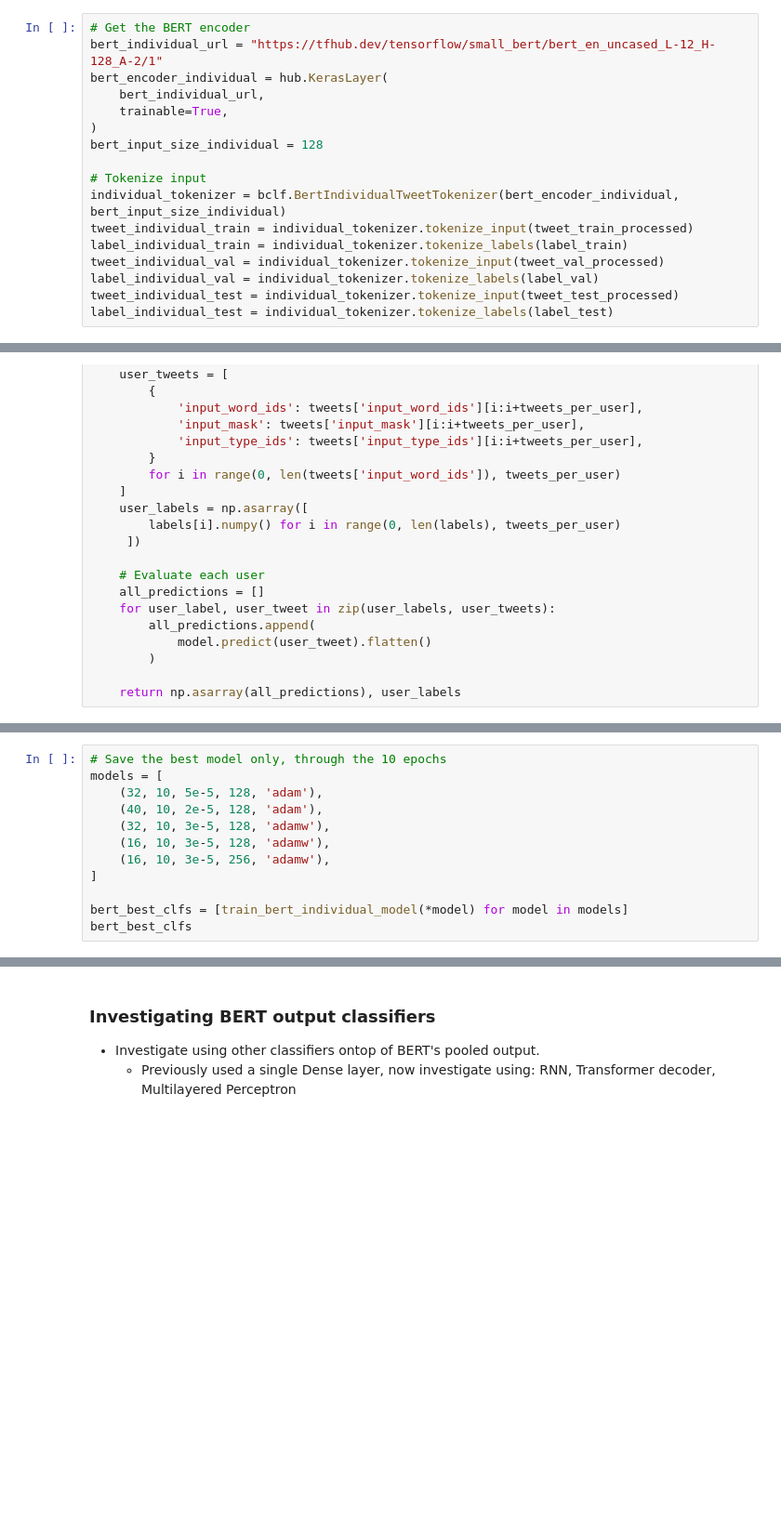
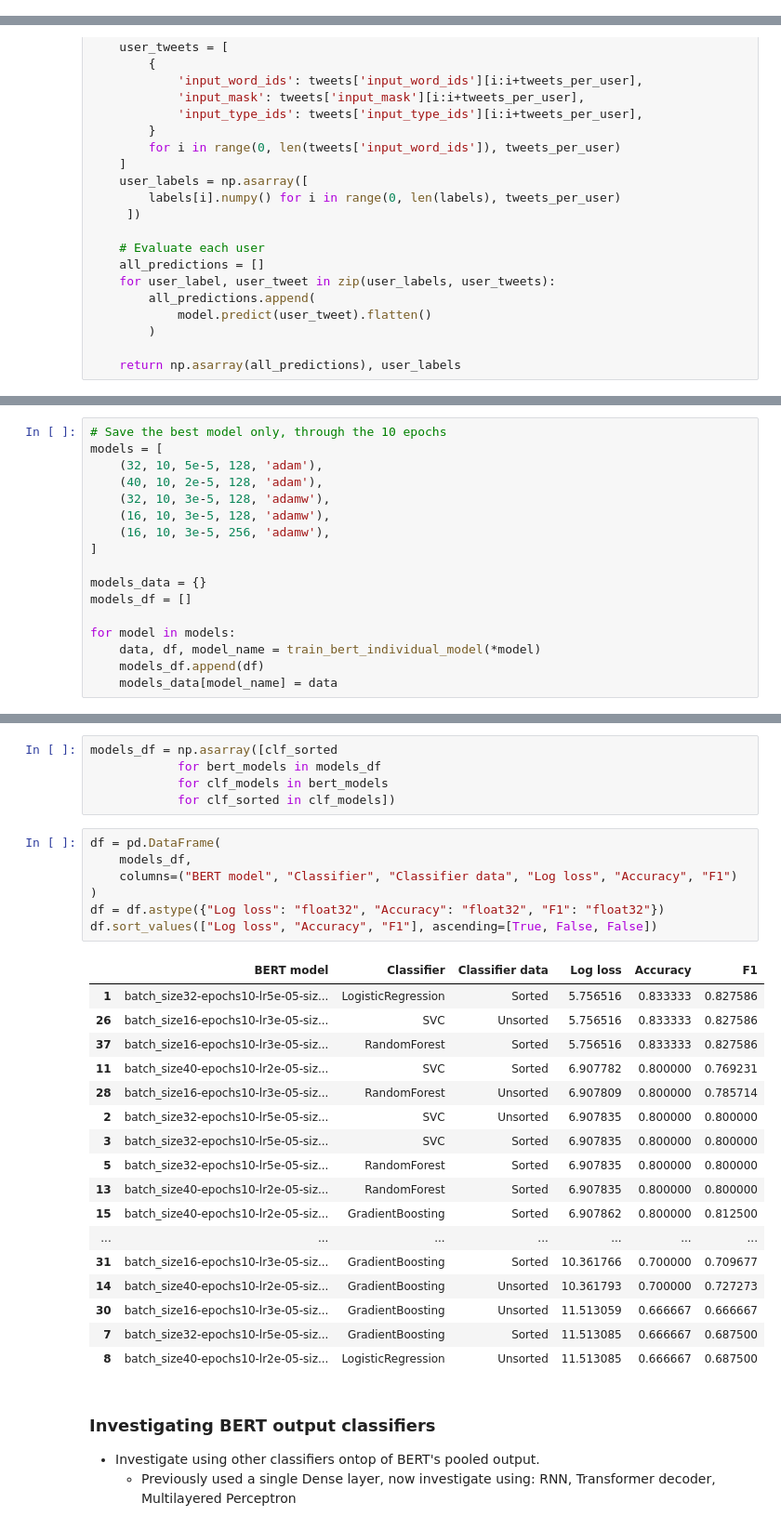
Before and after one commit to Fake-News-Profiling/fnp-models, a Jupyter notebook: classifier/evaluate_initial_bert_models.ipynb, the cells around one changed output, grey strips where cells are left out. Shown at 93% size. Saved outputs shown, nothing was run; the diff lists cells and outputs as text; blank space fills up the shorter version.

Commit message:
Continued evaluating the performance of BERT

```diff
--- a/classifier/evaluate_initial_bert_models.ipynb
+++ b/classifier/evaluate_initial_bert_models.ipynb
@@ -74,20 +76,3 @@ tweet_test_processed = tweet_preprocessor.transform(tweet_test)
     * Batch size, epochs and learning rate (as suggested in the BERT paper)
 * Used callbacks to log loss and accuracy to TensorBoard
 * Used the BERT model with hidden size of 128, but also investigated using the one with size of 256
-# %%
-# Get the BERT encoder
-bert_individual_url = "https://tfhub.dev/tensorflow/small_bert/bert_en_uncased_L-12_H-128_A-2/1"
-bert_encoder_individual = hub.KerasLayer(
-    bert_individual_url,
-    trainable=True,
-)
-bert_input_size_individual = 128
-
-# Tokenize input
-individual_tokenizer = bclf.BertIndividualTweetTokenizer(bert_encoder_individual, bert_input_size_individual)
-tweet_individual_train = individual_tokenizer.tokenize_input(tweet_train_processed)
-label_individual_train = individual_tokenizer.tokenize_labels(label_train)
-tweet_individual_val = individual_tokenizer.tokenize_input(tweet_val_processed)
-label_individual_val = individual_tokenizer.tokenize_labels(label_val)
-tweet_individual_test = individual_tokenizer.tokenize_input(tweet_test_processed)
-label_individual_test = individual_tokenizer.tokenize_labels(label_test)
@@ -360,6 +513,11 @@ models = [
     (16, 10, 3e-5, 256, 'adamw'),
 ]
 
-bert_best_clfs = [train_bert_individual_model(*model) for model in models]
-bert_best_clfs
+models_data = {}
+models_df = []
+
+for model in models:
+    data, df, model_name = train_bert_individual_model(*model)
+    models_df.append(df)
+    models_data[model_name] = data
 # %% [output]
@@ -379,3 +575,33 @@ Epoch 3/10
+# %%
+models_df = np.asarray([clf_sorted
+            for bert_models in models_df
+            for clf_models in bert_models
+            for clf_sorted in clf_models])
+# %%
+df = pd.DataFrame(
+    models_df,
+    columns=("BERT model", "Classifier", "Classifier data", "Log loss", "Accuracy", "F1")
+)
+df = df.astype({"Log loss": "float32", "Accuracy": "float32", "F1": "float32"})
+df.sort_values(["Log loss", "Accuracy", "F1"], ascending=[True, False, False])
+# %% [output]
+|  | BERT model | Classifier | Classifier data | Log loss | Accuracy | F1 |
+| 1 | batch_size32-epochs10-lr5e-05-siz... | LogisticRegression | Sorted | 5.756516 | 0.833333 | 0.827586 |
+| 26 | batch_size16-epochs10-lr3e-05-siz... | SVC | Unsorted | 5.756516 | 0.833333 | 0.827586 |
+| 37 | batch_size16-epochs10-lr3e-05-siz... | RandomForest | Sorted | 5.756516 | 0.833333 | 0.827586 |
+| 11 | batch_size40-epochs10-lr2e-05-siz... | SVC | Sorted | 6.907782 | 0.800000 | 0.769231 |
+| 28 | batch_size16-epochs10-lr3e-05-siz... | RandomForest | Unsorted | 6.907809 | 0.800000 | 0.785714 |
+| 2 | batch_size32-epochs10-lr5e-05-siz... | SVC | Unsorted | 6.907835 | 0.800000 | 0.800000 |
+| 3 | batch_size32-epochs10-lr5e-05-siz... | SVC | Sorted | 6.907835 | 0.800000 | 0.800000 |
+| 5 | batch_size32-epochs10-lr5e-05-siz... | RandomForest | Sorted | 6.907835 | 0.800000 | 0.800000 |
+| 13 | batch_size40-epochs10-lr2e-05-siz... | RandomForest | Sorted | 6.907835 | 0.800000 | 0.800000 |
+| 15 | batch_size40-epochs10-lr2e-05-siz... | GradientBoosting | Sorted | 6.907862 | 0.800000 | 0.812500 |
+| ... | ... | ... | ... | ... | ... | ... |
+| 31 | batch_size16-epochs10-lr3e-05-siz... | GradientBoosting | Sorted | 10.361766 | 0.700000 | 0.709677 |
+| 14 | batch_size40-epochs10-lr2e-05-siz... | GradientBoosting | Unsorted | 10.361793 | 0.700000 | 0.727273 |
+| 30 | batch_size16-epochs10-lr3e-05-siz... | GradientBoosting | Unsorted | 11.513059 | 0.666667 | 0.666667 |
+| 7 | batch_size32-epochs10-lr5e-05-siz... | GradientBoosting | Sorted | 11.513085 | 0.666667 | 0.687500 |
+| 8 | batch_size40-epochs10-lr2e-05-siz... | LogisticRegression | Unsorted | 11.513085 | 0.666667 | 0.687500 |
 # %% [markdown]
 ### Investigating BERT output classifiers
 * Investigate using other classifiers ontop of BERT's pooled output.
```
Also changed, not shown: parts of 30 cells of this notebook, 3 other files.
